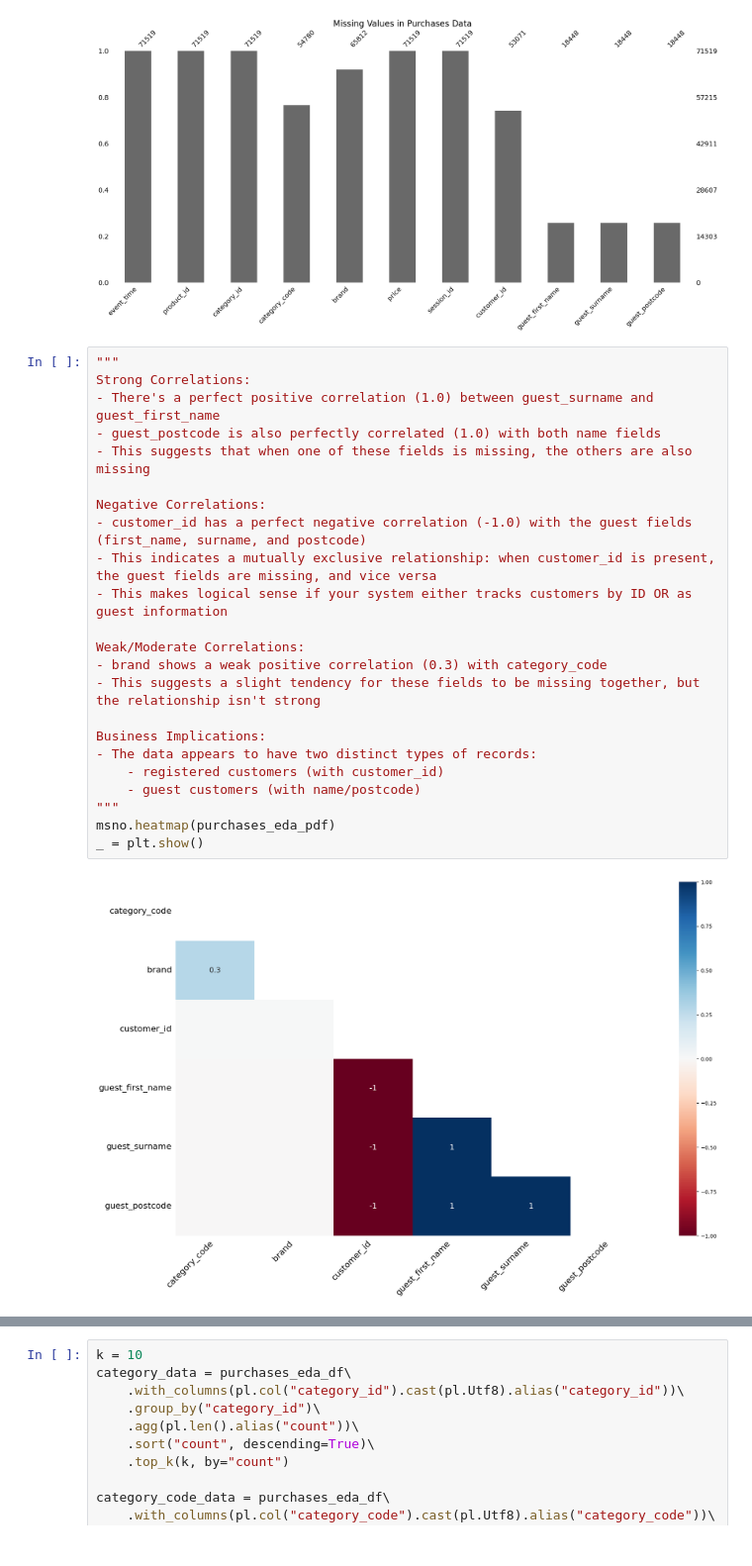
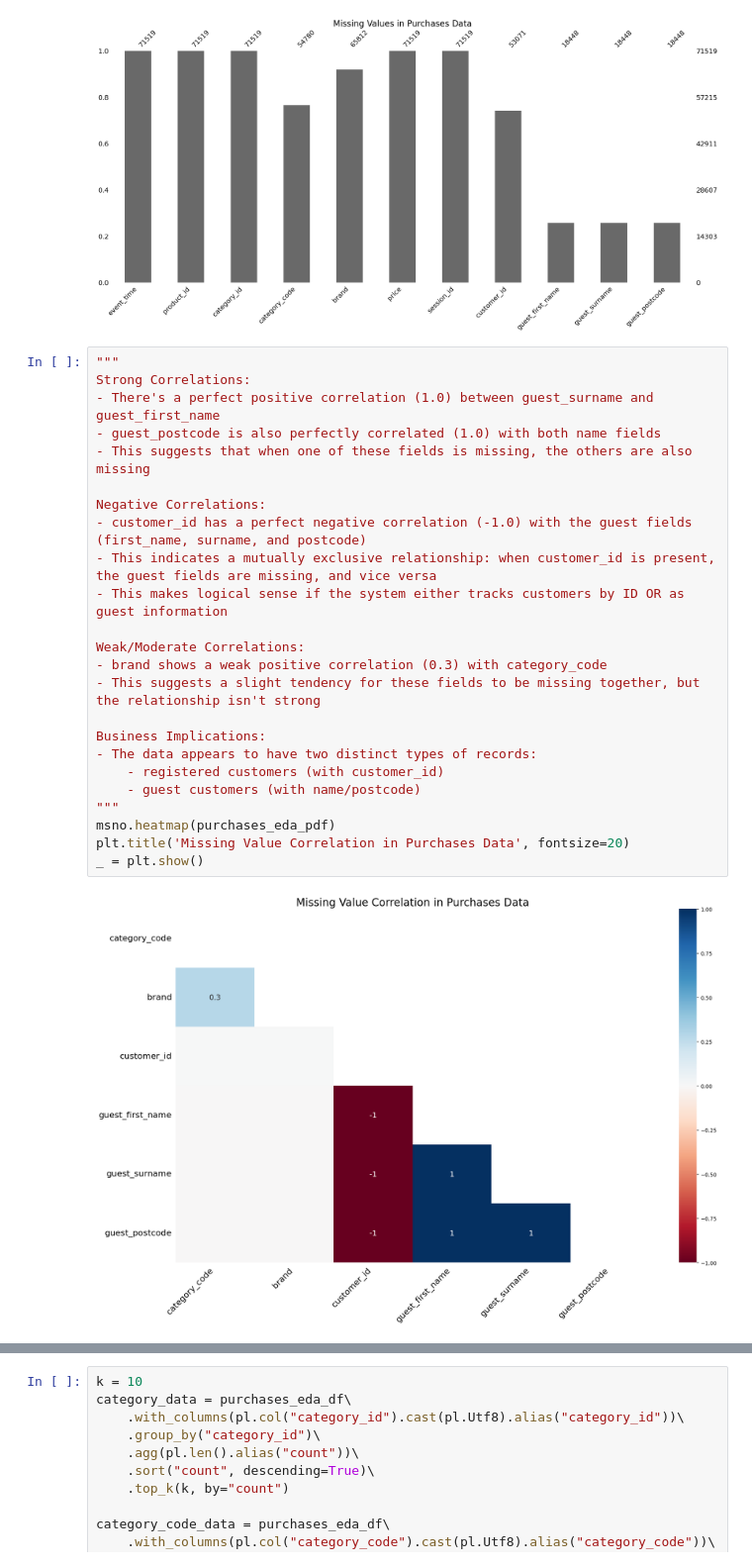
Before and after one commit to chrispaynes/OSDSC-Portfolio, a Jupyter notebook: analytics/customer_identification/main.ipynb, the cells around one changed output, grey strips where cells are left out. Shown at 99% size. Saved outputs shown, nothing was run; the diff lists cells and outputs as text.

```diff
--- a/analytics/customer_identification/main.ipynb
+++ b/analytics/customer_identification/main.ipynb
@@ -407,25 +407,26 @@ _ = plt.show()
 # %%
 """
 Strong Correlations:
 - There's a perfect positive correlation (1.0) between guest_surname and guest_first_name
 - guest_postcode is also perfectly correlated (1.0) with both name fields
 - This suggests that when one of these fields is missing, the others are also missing
 
 Negative Correlations:
 - customer_id has a perfect negative correlation (-1.0) with the guest fields (first_name, surname, and postcode)
 - This indicates a mutually exclusive relationship: when customer_id is present, the guest fields are missing, and vice versa
-- This makes logical sense if your system either tracks customers by ID OR as guest information
+- This makes logical sense if the system either tracks customers by ID OR as guest information
 
 Weak/Moderate Correlations:
 - brand shows a weak positive correlation (0.3) with category_code
 - This suggests a slight tendency for these fields to be missing together, but the relationship isn't strong
 
 Business Implications:
 - The data appears to have two distinct types of records:
     - registered customers (with customer_id)
     - guest customers (with name/postcode)
 """
 msno.heatmap(purchases_eda_pdf)
+plt.title('Missing Value Correlation in Purchases Data', fontsize=20)
 _ = plt.show()
 # %% [output]
-[figure, old version]
+[figure, new version]
```
Also changed, not shown: parts of 2 cells of this notebook.
